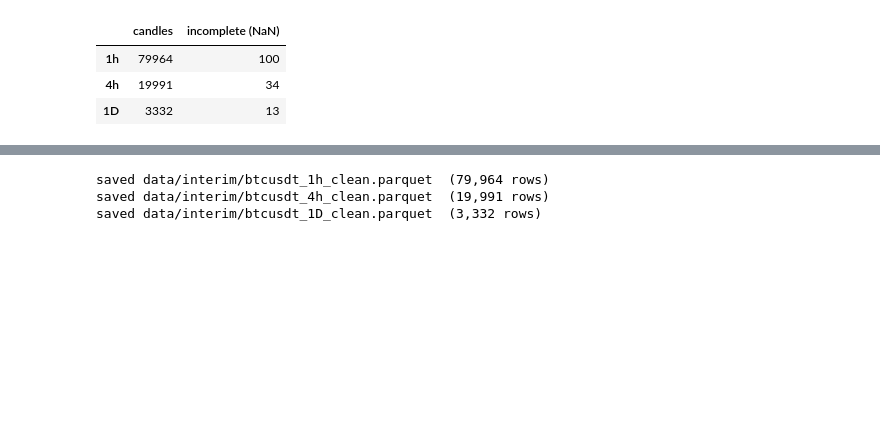
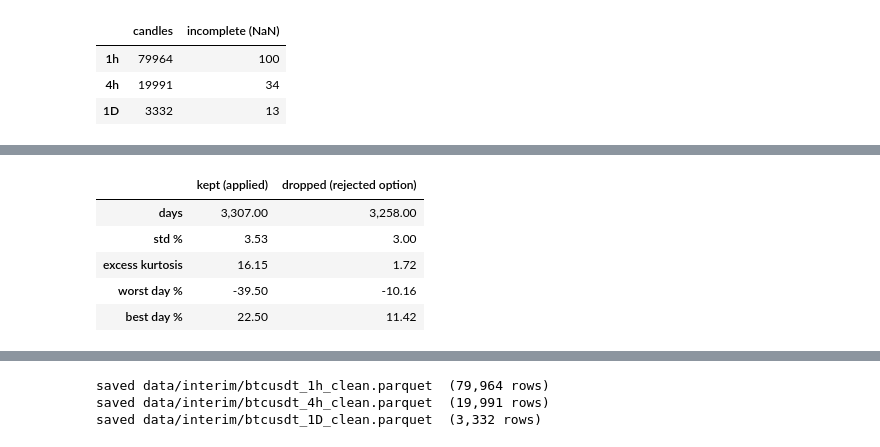
Before and after one commit to Gaston202/BitcoinPricePrediction, a Jupyter notebook: notebooks/02_data_quality.ipynb, the cells around one changed output, grey strips where cells are left out. Cells and saved outputs as stored; diff of their text form; code cells hidden in the pictures; blank space fills up the shorter version.

```diff
--- a/notebooks/02_data_quality.ipynb
+++ b/notebooks/02_data_quality.ipynb
@@ -154,0 +226,16 @@ pd.DataFrame({
+# %%
+def tail_stats(x: pd.Series) -> dict:
+    return {"days": len(x), "std %": 100 * x.std(), "excess kurtosis": x.kurt(),
+            "worst day %": 100 * np.expm1(x.min()), "best day %": 100 * np.expm1(x.max())}
+
+pd.DataFrame({
+    "kept (applied)": tail_stats(r),
+    "dropped (rejected option)": tail_stats(r[~flags["return"]]),
+}).style.format("{:,.2f}")
+# %% [output]
+|  | kept (applied) | dropped (rejected option) |
+| days | 3,307.00 | 3,258.00 |
+| std % | 3.53 | 3.00 |
+| excess kurtosis | 16.15 | 1.72 |
+| worst day % | -39.50 | -10.16 |
+| best day % | 22.50 | 11.42 |
```
Also changed, not shown: parts of 10 cells of this notebook, 17 other files.
